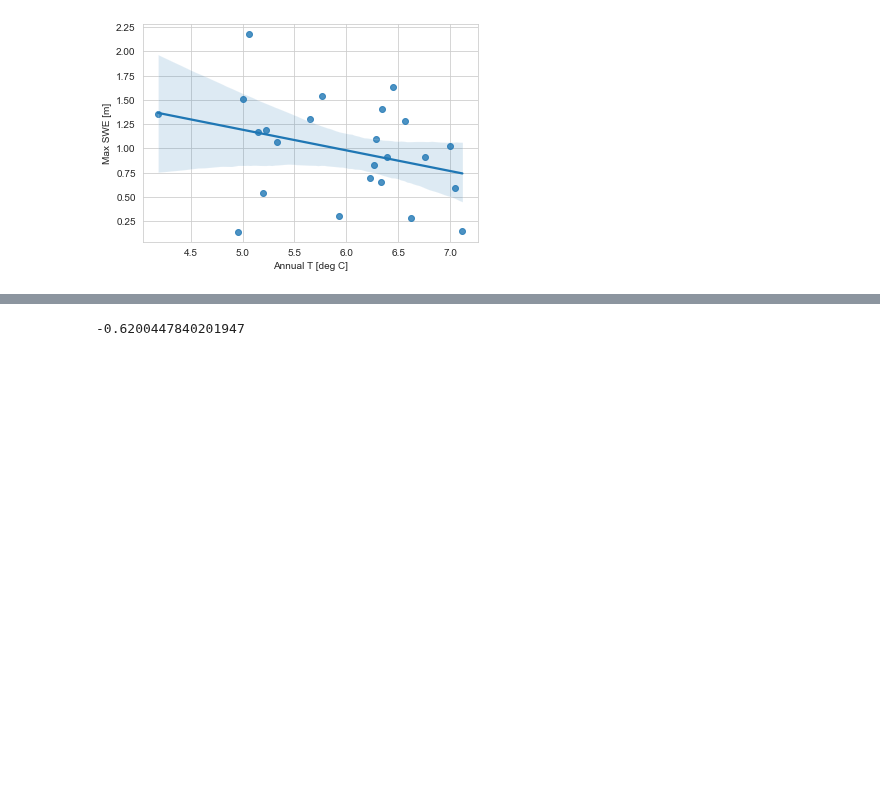
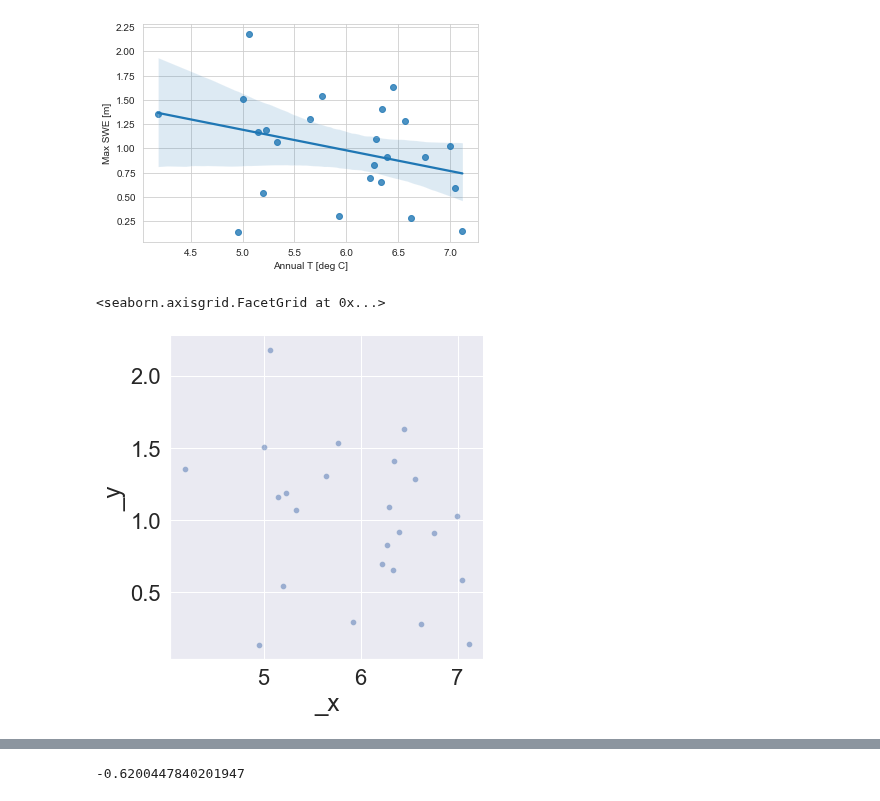
Before and after one commit to NCristea/Snow_SCL, a Jupyter notebook: visualize_SWE_met.ipynb, the cells around one changed output, grey strips where cells are left out. Cells and saved outputs as stored; diff of their text form; code cells hidden in the pictures; blank space fills up the shorter version.

```diff
--- a/visualize_SWE_met.ipynb
+++ b/visualize_SWE_met.ipynb
@@ -128,6 +128,14 @@ plt.ylabel('Max SWE [m]')
 # %% [output]
 Text(0, 0.5, 'Max SWE [m]')
 [figure]
+# %%
+sns.set(font_scale=2)
+sns.relplot(x = Skook_T.values, y = Skook_max_SWE.values,
+            sizes=(40, 400), alpha=.5, palette="muted",
+            height=6)
+# %% [output]
+<seaborn.axisgrid.FacetGrid at 0x...>
+[figure, added]
 # %%
 #data framea as xarray datasets
 skook_ds = snotel_Skookum.to_xarray()
```
Also changed, not shown: parts of 6 cells of this notebook, 4 other files.
